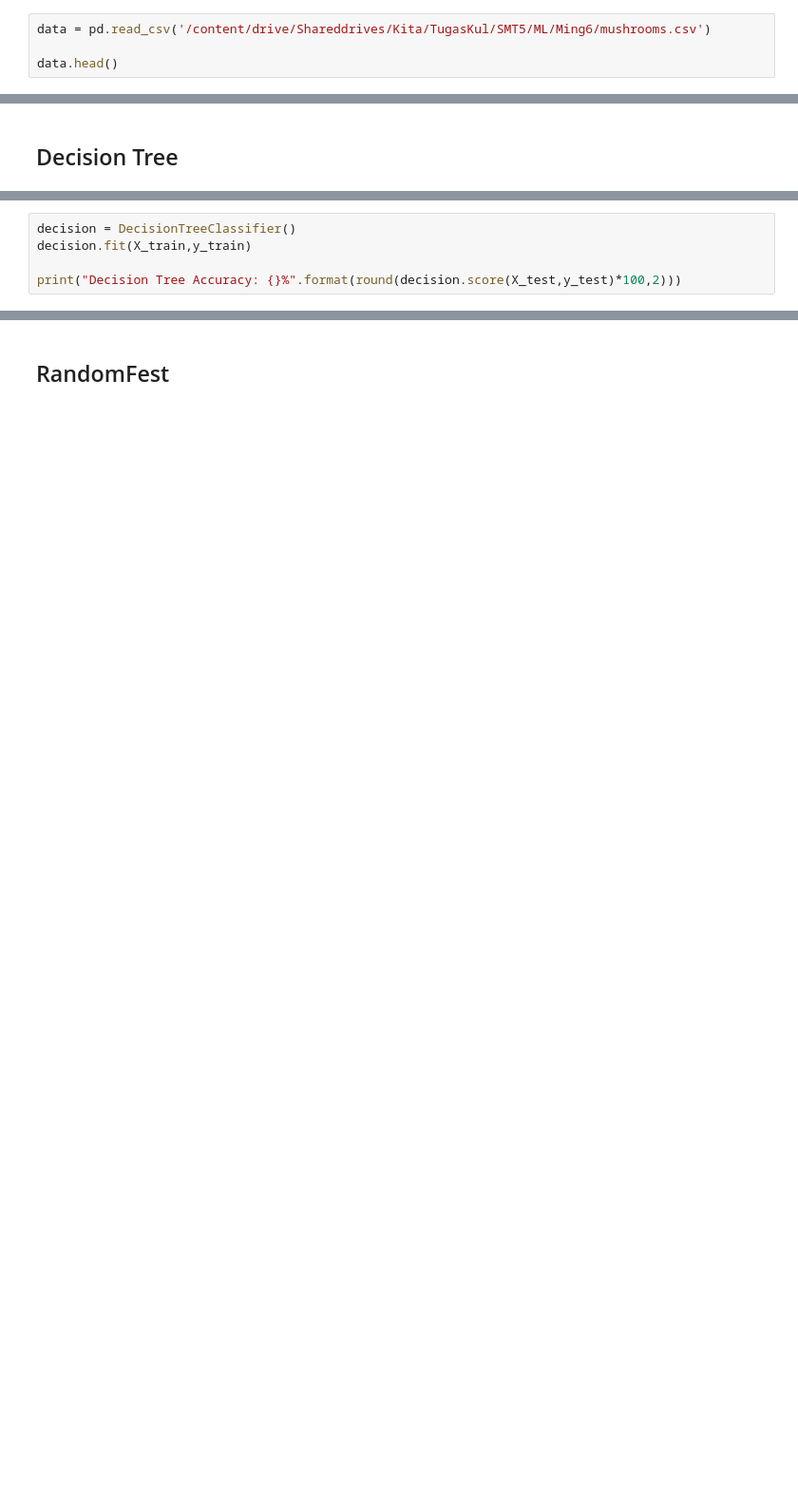
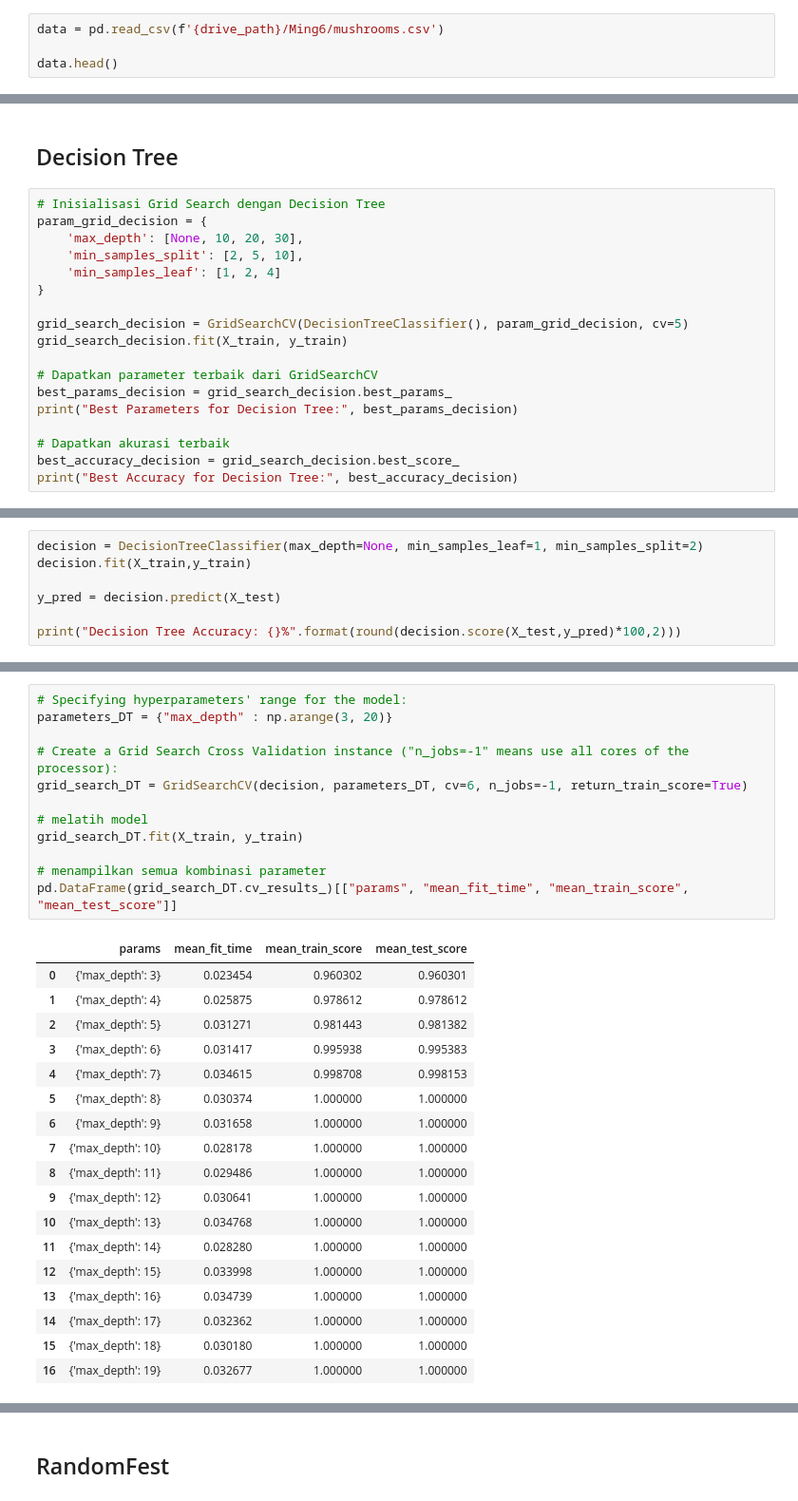
Before and after one commit to diaputr/machine-learning, a Jupyter notebook: Modul_6_Ensemble_Learning.ipynb, the cells around one changed output, grey strips where cells are left out. Shown: that part at 95% size. Drawn from its saved outputs; the diff is of its cells as text; blank space fills up the shorter version.

```diff
--- a/Modul_6_Ensemble_Learning.ipynb
+++ b/Modul_6_Ensemble_Learning.ipynb
@@ -470,7 +478,7 @@ Test set accuracy: 0.7402597402597403
 
 Terdapat dataset mushroom. Berdasarkan dataset yang tersebut, bandingkan performa antara algoritma **Decision Tree** dan **RandomForest**. Gunakan tunning hyperparameter untuk mendapatkan parameter dan akurasi yang terbaik.
 # %%
-data = pd.read_csv('/content/drive/Shareddrives/Kita/TugasKul/SMT5/ML/Ming6/mushrooms.csv')
+data = pd.read_csv(f'{drive_path}/Ming6/mushrooms.csv')
 
 data.head()
 # %% [output]
@@ -555,2 +565,20 @@ X_train, X_test, y_train, y_test = train_test_split(X, y, test_size=0.2, random_
 # %% [markdown]
 ## Decision Tree
+# %%
+# Inisialisasi Grid Search dengan Decision Tree
+param_grid_decision = {
+    'max_depth': [None, 10, 20, 30],
+    'min_samples_split': [2, 5, 10],
+    'min_samples_leaf': [1, 2, 4]
+}
+
+grid_search_decision = GridSearchCV(DecisionTreeClassifier(), param_grid_decision, cv=5)
+grid_search_decision.fit(X_train, y_train)
+
+# Dapatkan parameter terbaik dari GridSearchCV
+best_params_decision = grid_search_decision.best_params_
+print("Best Parameters for Decision Tree:", best_params_decision)
+
+# Dapatkan akurasi terbaik
+best_accuracy_decision = grid_search_decision.best_score_
+print("Best Accuracy for Decision Tree:", best_accuracy_decision)
@@ -557,6 +588,8 @@ X_train, X_test, y_train, y_test = train_test_split(X, y, test_size=0.2, random_
 # %%
-decision = DecisionTreeClassifier()
+decision = DecisionTreeClassifier(max_depth=None, min_samples_leaf=1, min_samples_split=2)
 decision.fit(X_train,y_train)
 
-print("Decision Tree Accuracy: {}%".format(round(decision.score(X_test,y_test)*100,2)))
+y_pred = decision.predict(X_test)
+
+print("Decision Tree Accuracy: {}%".format(round(decision.score(X_test,y_pred)*100,2)))
 # %% [output]
@@ -563,0 +614,31 @@ Test Accuracy: 100.0%
+# %%
+# Specifying hyperparameters' range for the model:
+parameters_DT = {"max_depth" : np.arange(3, 20)}
+
+# Create a Grid Search Cross Validation instance ("n_jobs=-1" means use all cores of the processor):
+grid_search_DT = GridSearchCV(decision, parameters_DT, cv=6, n_jobs=-1, return_train_score=True)
+
+# melatih model
+grid_search_DT.fit(X_train, y_train)
+
+# menampilkan semua kombinasi parameter
+pd.DataFrame(grid_search_DT.cv_results_)[["params", "mean_fit_time", "mean_train_score", "mean_test_score"]]
+# %% [output]
+|  | params | mean_fit_time | mean_train_score | mean_test_score |
+| 0 | {'max_depth': 3} | 0.023454 | 0.960302 | 0.960301 |
+| 1 | {'max_depth': 4} | 0.025875 | 0.978612 | 0.978612 |
+| 2 | {'max_depth': 5} | 0.031271 | 0.981443 | 0.981382 |
+| 3 | {'max_depth': 6} | 0.031417 | 0.995938 | 0.995383 |
+| 4 | {'max_depth': 7} | 0.034615 | 0.998708 | 0.998153 |
+| 5 | {'max_depth': 8} | 0.030374 | 1.000000 | 1.000000 |
+| 6 | {'max_depth': 9} | 0.031658 | 1.000000 | 1.000000 |
+| 7 | {'max_depth': 10} | 0.028178 | 1.000000 | 1.000000 |
+| 8 | {'max_depth': 11} | 0.029486 | 1.000000 | 1.000000 |
+| 9 | {'max_depth': 12} | 0.030641 | 1.000000 | 1.000000 |
+| 10 | {'max_depth': 13} | 0.034768 | 1.000000 | 1.000000 |
+| 11 | {'max_depth': 14} | 0.028280 | 1.000000 | 1.000000 |
+| 12 | {'max_depth': 15} | 0.033998 | 1.000000 | 1.000000 |
+| 13 | {'max_depth': 16} | 0.034739 | 1.000000 | 1.000000 |
+| 14 | {'max_depth': 17} | 0.032362 | 1.000000 | 1.000000 |
+| 15 | {'max_depth': 18} | 0.030180 | 1.000000 | 1.000000 |
+| 16 | {'max_depth': 19} | 0.032677 | 1.000000 | 1.000000 |
```
Also changed, not shown: parts of 35 cells of this notebook.
